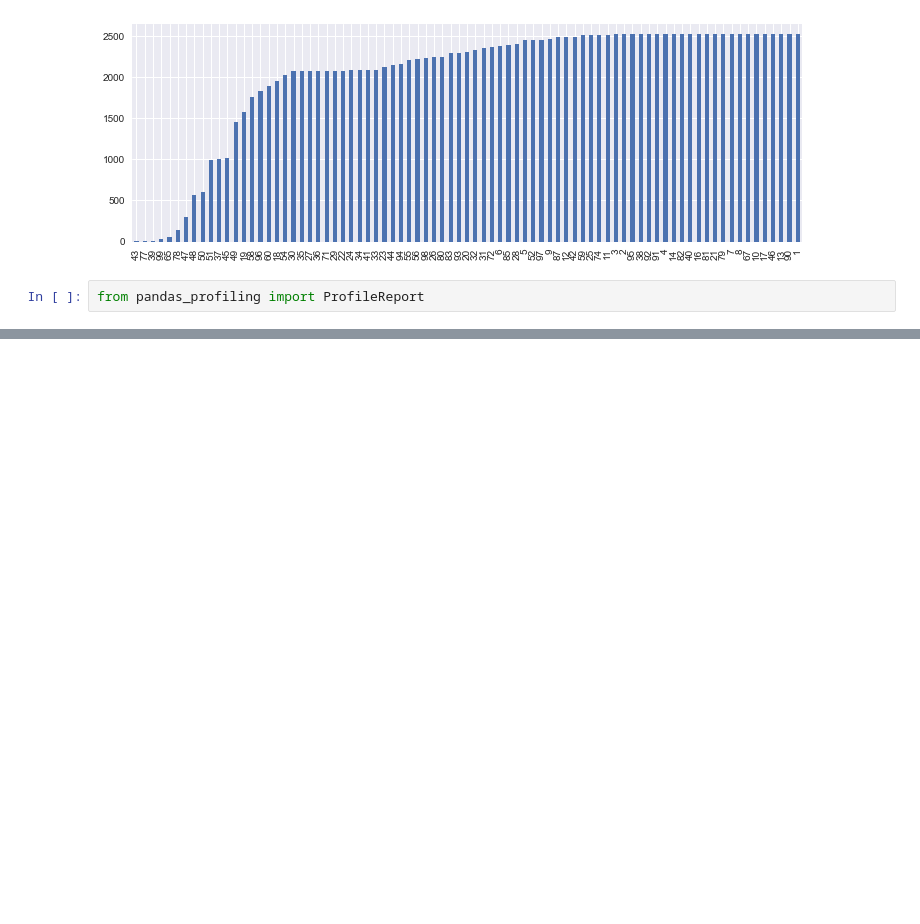
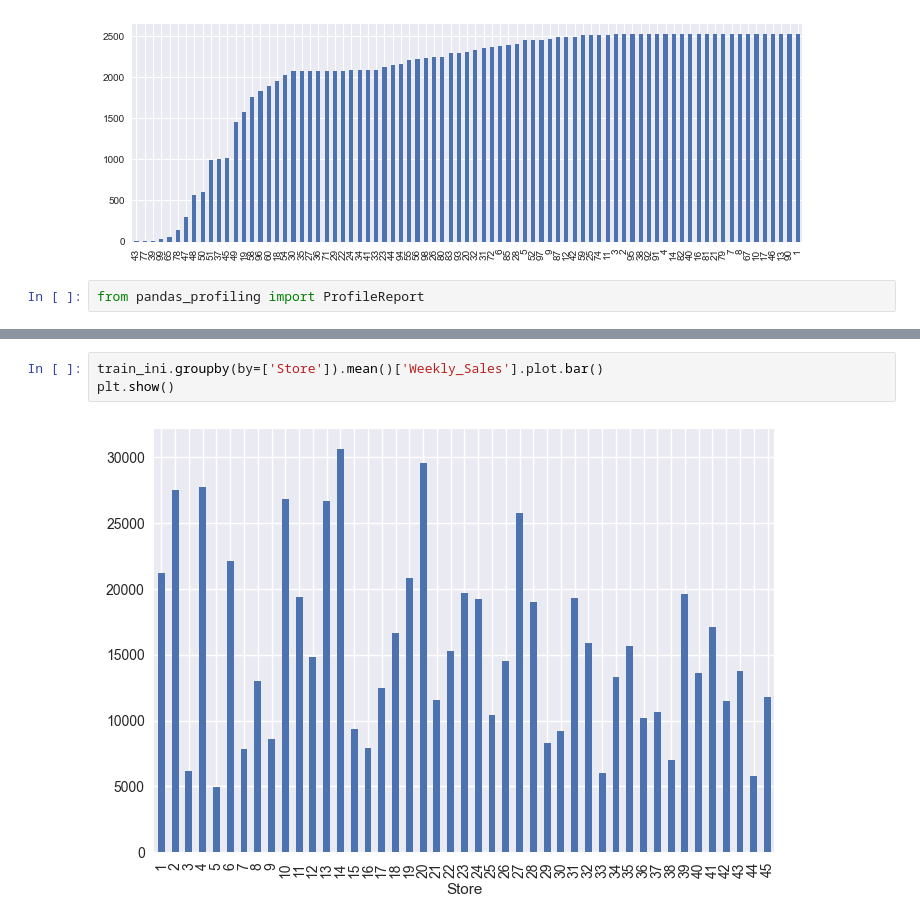
Before and after one commit to SandipSonawane/UIUC-STAT542-Statistical-Learning, a Jupyter notebook: Project 2- Walmart Store Sales Forcasting/EDA.ipynb, the cells around one changed output, grey strips where cells are left out. Cells and saved outputs as stored; diff of their text form; blank space fills up the shorter version.

```diff
--- a/Project 2- Walmart Store Sales Forcasting/EDA.ipynb
+++ b/Project 2- Walmart Store Sales Forcasting/EDA.ipynb
@@ -72,0 +106,5 @@ profile
+# %%
+train_ini.groupby(by=['Store']).mean()['Weekly_Sales'].plot.bar()
+plt.show()
+# %% [output]
+[figure, added]
```
Also changed, not shown: parts of 8 cells of this notebook.
